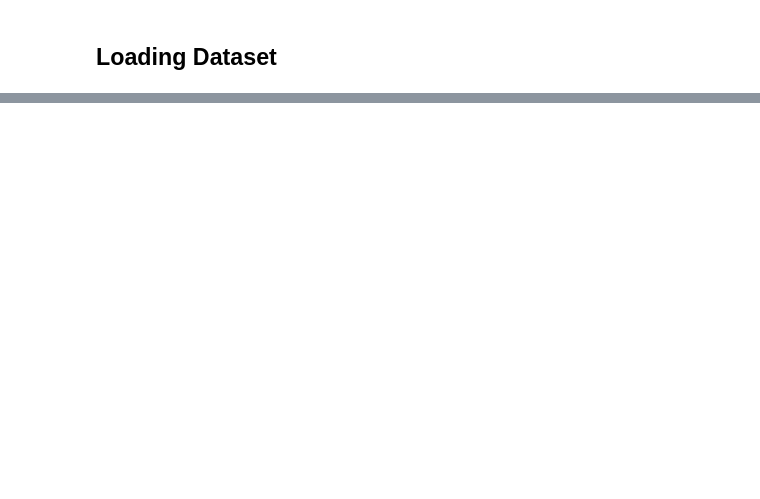
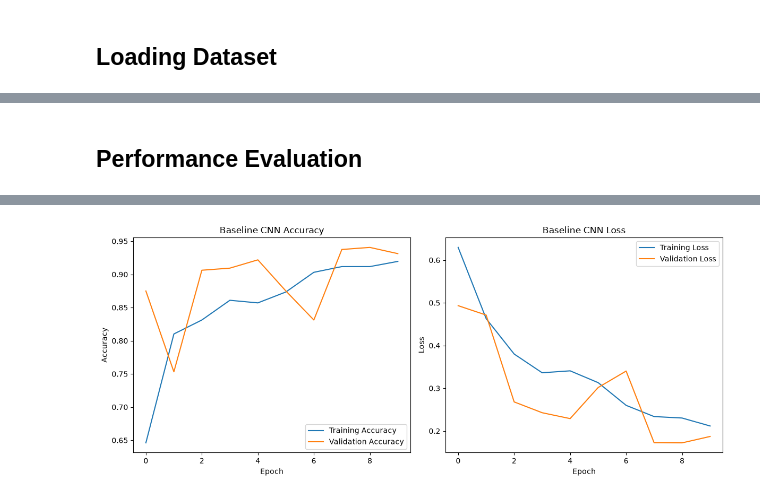
Before and after one commit to kariniemicarson/NeuralNetworks, a Jupyter notebook: Project 5/project5.ipynb, the cells around one changed output, grey strips where cells are left out. Cells and saved outputs as stored; diff of their text form; code cells hidden in the pictures; blank space fills up the shorter version.

Commit message:
Added transfer learning model, evaluated both (except predictions)

```diff
--- a/Project 5/project5.ipynb
+++ b/Project 5/project5.ipynb
@@ -179,6 +187,5 @@ np.random.seed(42)
 baseline_model = build_baseline_cnn()
 baseline_model.summary()
 
-history_baseline_run1 = train_model(baseline_model, train_ds, val_ds,
-                                     epochs=10, run_name="Baseline CNN - Run 1")
+history_baseline_run1 = train_model(baseline_model, train_ds, val_ds, epochs=10, run_name="Baseline CNN - Run 1")
 # %% [output]
@@ -219,0 +291,32 @@ KeyboardInterrupt:
+# %% [markdown]
+## Performance Evaluation
+# %%
+# Baseline Eval
+
+import matplotlib.pyplot as plt
+
+test_loss, test_accuracy = baseline_model.evaluate(test_ds)
+
+print(f"Baseline Test Loss: {test_loss:.4f}")
+print(f"Baseline Test Accuracy: {test_accuracy:.4f}")
+
+plt.figure(figsize=(12, 5))
+plt.subplot(1, 2, 1)
+plt.plot(history_baseline_run1.history["accuracy"], label="Training Accuracy")
+plt.plot(history_baseline_run1.history["val_accuracy"], label="Validation Accuracy")
+plt.xlabel("Epoch")
+plt.ylabel("Accuracy")
+plt.title("Baseline CNN Accuracy")
+plt.legend()
+
+plt.subplot(1, 2, 2)
+plt.plot(history_baseline_run1.history["loss"], label="Training Loss")
+plt.plot(history_baseline_run1.history["val_loss"], label="Validation Loss")
+plt.xlabel("Epoch")
+plt.ylabel("Loss")
+plt.title("Baseline CNN Loss")
+plt.legend()
+
+plt.tight_layout()
+plt.show()
+# %% [output]
@@ -219,0 +326 @@ KeyboardInterrupt:
+[figure, added]
```
Also changed, not shown: parts of 12 cells of this notebook.
